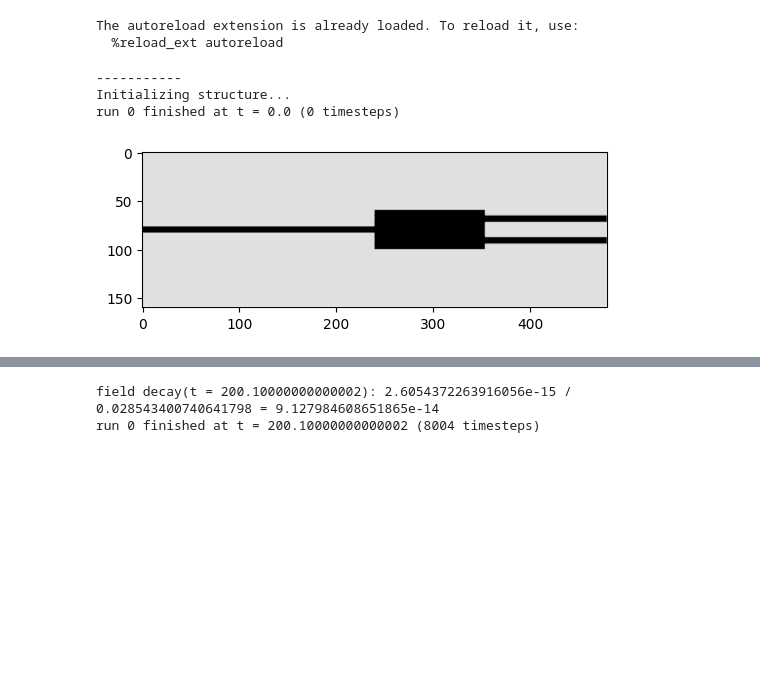
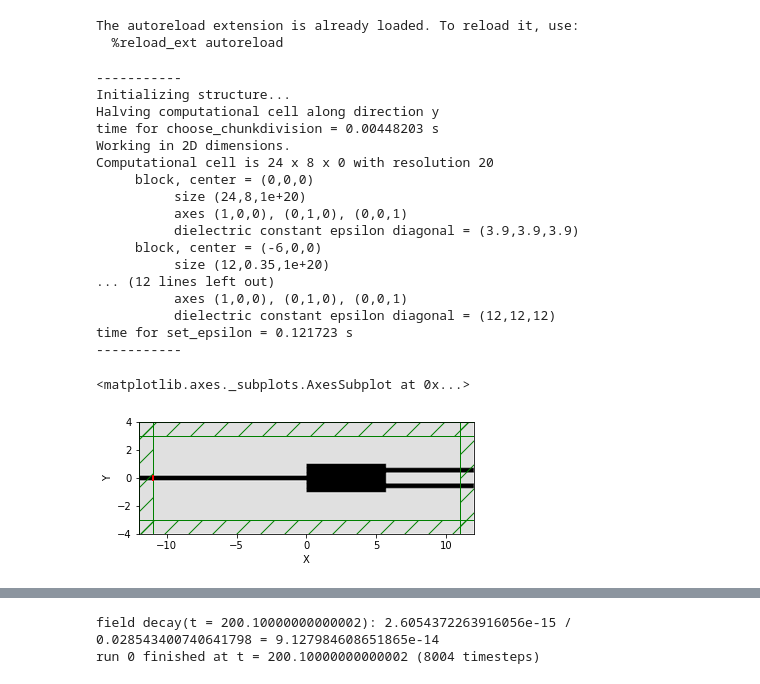
Before and after one commit to atait/jupyter-meep, a Jupyter notebook: notebooks/MMIs/MMI_1x2.ipynb, the cells around one changed output, grey strips where cells are left out. Saved outputs shown, nothing was run; the diff lists cells and outputs as text; code cells hidden in the pictures; blank space fills up the shorter version.

```diff
--- a/notebooks/MMIs/MMI_1x2.ipynb
+++ b/notebooks/MMIs/MMI_1x2.ipynb
@@ -90,7 +90,7 @@ pml_layers = [mp.PML(dpml)]
 
 # this should be replaced by an eigenmode
 fcen = 1 / 1.22
-df = fcen / 3
+df = fcen / 20
 nfreq = 101
 sources = [mp.Source(mp.GaussianSource(fcen, fwidth=df),
                      component=mp.Ey,
@@ -106,16 +106,32 @@ resolution = 20
 # %%
 # Do the simulation, and verify the geometry
 sim = mp.Simulation(cell_size=cell,
                     boundary_layers=pml_layers,
                     geometry=geometry,
                     sources=sources,
                     resolution=resolution,
                     symmetries=[mp.Mirror(mp.Y, phase=-1)],
                     progress_interval=1e6)
 
-eps_data = show_geometry(sim)
+# eps_data = show_geometry(sim)
+sim.plot2D()
 # %% [output]
 -----------
 Initializing structure...
-run 0 finished at t = 0.0 (0 timesteps)
+Halving computational cell along direction y
+time for choose_chunkdivision = 0.00448203 s
+Working in 2D dimensions.
+Computational cell is 24 x 8 x 0 with resolution 20
+     block, center = (0,0,0)
+          size (24,8,1e+20)
+          axes (1,0,0), (0,1,0), (0,0,1)
+          dielectric constant epsilon diagonal = (3.9,3.9,3.9)
+     block, center = (-6,0,0)
+          size (12,0.35,1e+20)
+... (12 lines left out)
+          axes (1,0,0), (0,1,0), (0,0,1)
+          dielectric constant epsilon diagonal = (12,12,12)
+time for set_epsilon = 0.121723 s
+-----------
+<matplotlib.axes._subplots.AxesSubplot at 0x...>
-[figure, old version]
+[figure, new version]
```
Also changed, not shown: parts of 6 cells of this notebook, 5 other files.
